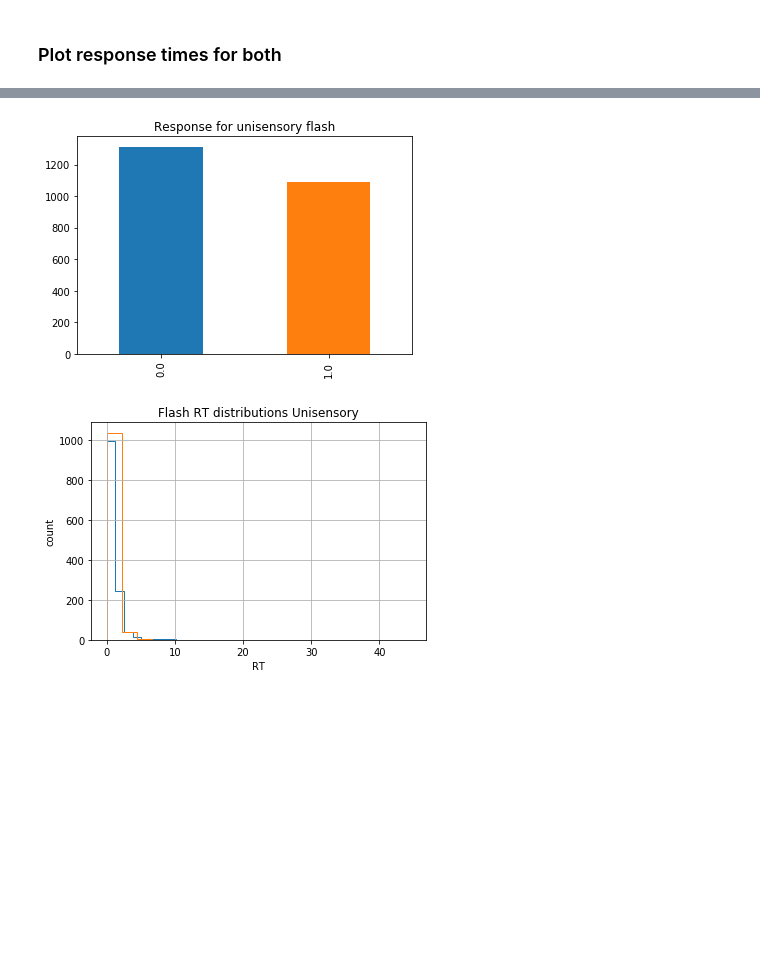
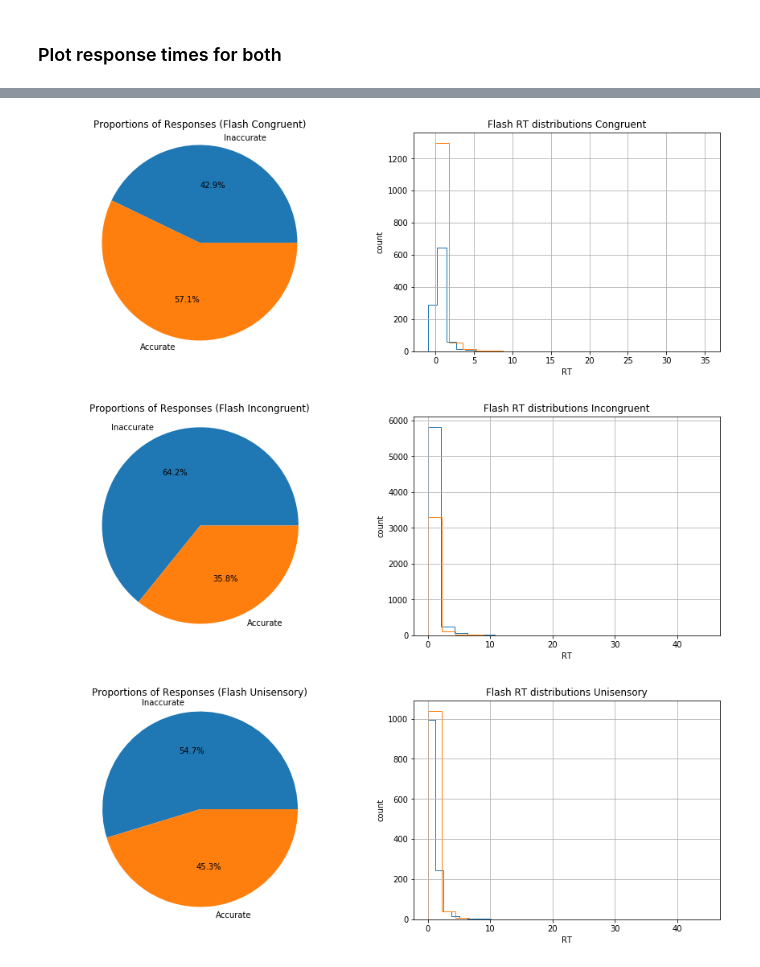
Before and after one commit to chauedwin/NumerosityHDDM, a Jupyter notebook: NumerosityHDDM.ipynb, the cells around one changed output, grey strips where cells are left out. Cells and saved outputs as stored; diff of their text form; code cells hidden in the pictures; blank space fills up the shorter version.

```diff
--- a/NumerosityHDDM.ipynb
+++ b/NumerosityHDDM.ipynb
@@ -304,11 +343,45 @@ for i, subj_data in incongfdata.groupby('response'):
-# %%
-unifdata['response'].value_counts().plot(kind='bar')
-plt.title("Response for unisensory flash")
-
-fig = plt.figure()
-ax = fig.add_subplot(111, xlabel='RT', ylabel='count', title='Flash RT distributions Unisensory')
-for i, subj_data in unifdata.groupby('response'):
-    subj_data.rt.hist(bins=20, histtype='step', ax=ax)
-# %% [output]
-[figure, removed]
-[figure, removed]
+# %%
+#print(congfdata['response'].value_counts())
+sizes = [congfdata['response'].value_counts()[0], congfdata['response'].value_counts()[1]]
+labels = ['Inaccurate', 'Accurate']
+
+fig = plt.figure(figsize=(15, 5))
+ax = fig.add_subplot(121, title='Proportions of Responses (Flash Congruent)')
+ax.pie(sizes, labels = labels, autopct='%1.1f%%')
+ax.axis('equal')
+
+ax = fig.add_subplot(122, xlabel='RT', ylabel='count', title='Flash RT distributions Congruent')
+for i, subj_data in congfdata.groupby('response'):
+    subj_data.rt.hist(bins=20, histtype='step', ax=ax)
+
+
+#print(incongfdata['response'].value_counts())
+sizes = [incongfdata['response'].value_counts()[0], incongfdata['response'].value_counts()[1]]
+labels = ['Inaccurate', 'Accurate']
+
+fig2 = plt.figure(figsize=(15, 5))
+ax = fig2.add_subplot(121, title='Proportions of Responses (Flash Incongruent)')
+ax.pie(sizes, labels = labels, autopct='%1.1f%%')
+ax.axis('equal')
+
+ax = fig2.add_subplot(122, xlabel='RT', ylabel='count', title='Flash RT distributions Incongruent')
+for i, subj_data in incongfdata.groupby('response'):
+    subj_data.rt.hist(bins=20, histtype='step', ax=ax)
+
+
+#print(unifdata['response'].value_counts())
+sizes = [unifdata['response'].value_counts()[0], unifdata['response'].value_counts()[1]]
+labels = ['Inaccurate', 'Accurate']
+
+fig3 = plt.figure(figsize=(15, 5))
+ax = fig3.add_subplot(121, title='Proportions of Responses (Flash Unisensory)')
+ax.pie(sizes, labels = labels, autopct='%1.1f%%')
+ax.axis('equal')
+
+ax = fig3.add_subplot(122, xlabel='RT', ylabel='count', title='Flash RT distributions Unisensory')
+for i, subj_data in unifdata.groupby('response'):
+    subj_data.rt.hist(bins=20, histtype='step', ax=ax)
+# %% [output]
+[figure, added]
+[figure, added]
+[figure, added]
```
Also changed, not shown: parts of 12 cells of this notebook.
